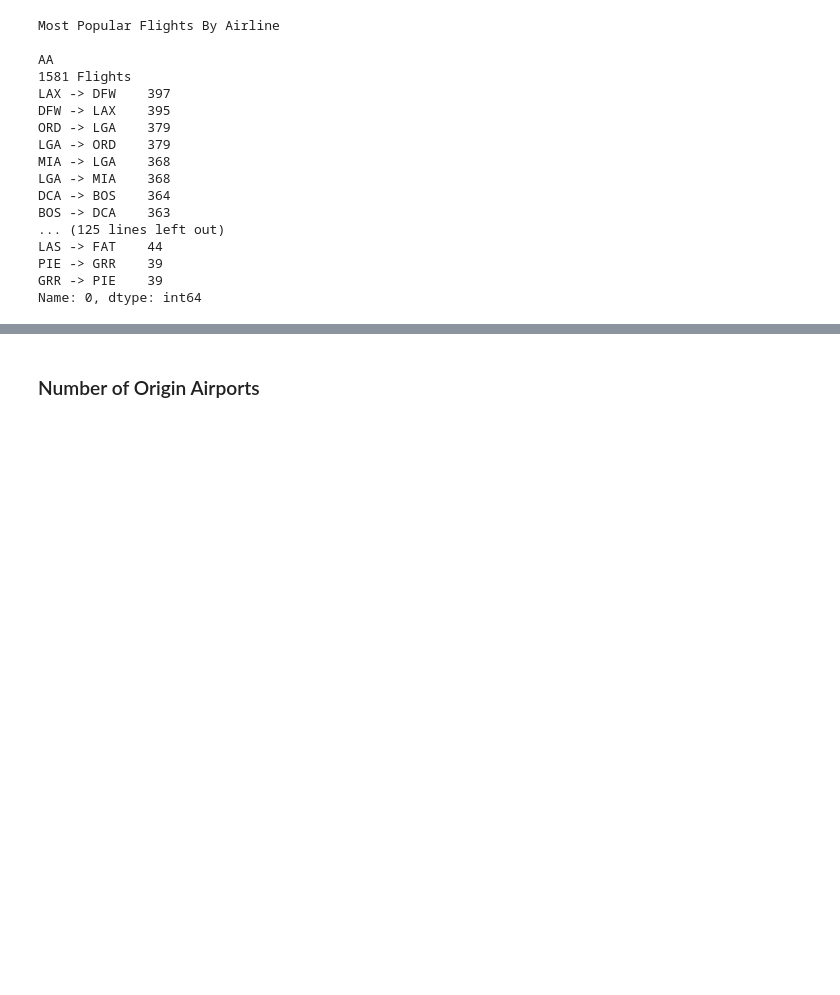
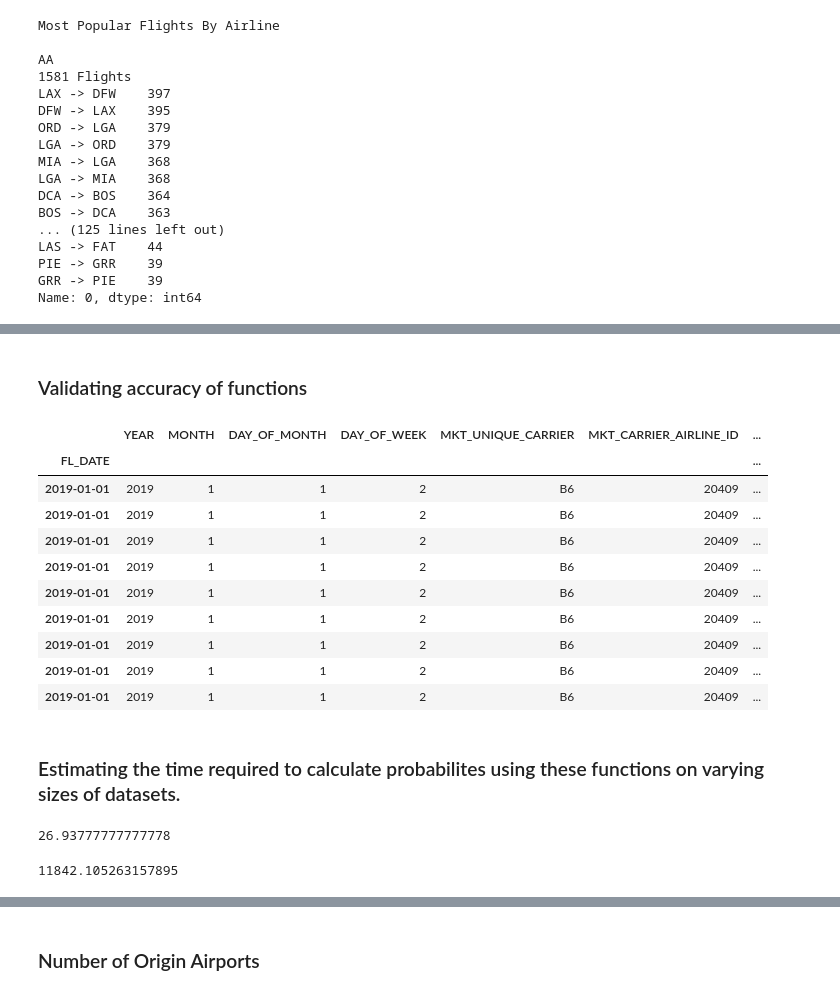
Before and after one commit to mattkeeran/GTRI_ICL_Datasets, a Jupyter notebook: Ontime Flight Data for January.ipynb, the cells around one changed output, grey strips where cells are left out. Cells and saved outputs as stored; diff of their text form; code cells hidden in the pictures; blank space fills up the shorter version.

```diff
--- a/Ontime Flight Data for January.ipynb
+++ b/Ontime Flight Data for January.ipynb
@@ -491,6 +532,3 @@ dates = list(set(list(data_date.index)))
 len(dates)
 # %% [output]
 31
-# %%
-#data_date.drop(['YEAR', 'MONTH', 'DAY_OF_MONTH'], axis=1, inplace=True)
-data_date.drop(['DAY_OF_WEEK'], axis=1, inplace=True)
@@ -555,6 +595,5 @@ data.iloc[:5]
 # %%
 delayed = data_date[data_date['DEP_DEL15'] == 1]
 ontime = data_date[data_date['DEP_DEL15'] == 0]
-data_date = []
 # %% [markdown]
 ---
@@ -778,0 +909,35 @@ Name: 0, dtype: int64
+# %% [markdown]
+### Validating accuracy of functions
+# %%
+data_date[(data_date.index == '2019-01-01') & (data_date['MKT_UNIQUE_CARRIER'] == 'B6') & (data_date['ORIGIN'] == 'FLL') & (data_date['DEST'] == 'JFK')].sort_values('CRS_DEP_TIME')
+# %% [output]
+|  | YEAR | MONTH | DAY_OF_MONTH | DAY_OF_WEEK | MKT_UNIQUE_CARRIER | MKT_CARRIER_AIRLINE_ID | ... |
+| FL_DATE |  |  |  |  |  |  | ... |
+| 2019-01-01 | 2019 | 1 | 1 | 2 | B6 | 20409 | ... |
+| 2019-01-01 | 2019 | 1 | 1 | 2 | B6 | 20409 | ... |
+| 2019-01-01 | 2019 | 1 | 1 | 2 | B6 | 20409 | ... |
+| 2019-01-01 | 2019 | 1 | 1 | 2 | B6 | 20409 | ... |
+| 2019-01-01 | 2019 | 1 | 1 | 2 | B6 | 20409 | ... |
+| 2019-01-01 | 2019 | 1 | 1 | 2 | B6 | 20409 | ... |
+| 2019-01-01 | 2019 | 1 | 1 | 2 | B6 | 20409 | ... |
+| 2019-01-01 | 2019 | 1 | 1 | 2 | B6 | 20409 | ... |
+| 2019-01-01 | 2019 | 1 | 1 | 2 | B6 | 20409 | ... |
+# %% [markdown]
+### Estimating the time required to calculate probabilites using these functions on varying sizes of datasets.
+# %%
+# If this function were run on all 638,000+ records
+milliseconds = 152 * 638000
+seconds = milliseconds / 1000
+minutes = seconds / 60
+hours = minutes / 60
+hours
+# %% [output]
+26.93777777777778
+# %%
+# So lets say I want a random sample whose size will only take 30 minutes
+minutes = 30
+seconds = minutes * 60
+milliseconds = seconds * 1000
+milliseconds / 152
+# %% [output]
+11842.105263157895
```
Also changed, not shown: parts of 77 cells of this notebook.
